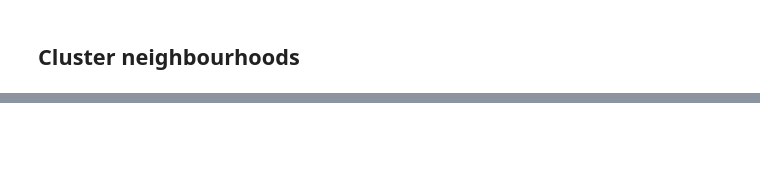
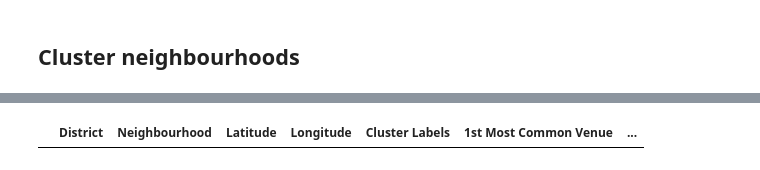
Before and after one commit to dsychin/Coursera_Capstone, a Jupyter notebook: notebook.ipynb, the cells around one changed output, grey strips where cells are left out. Saved outputs shown, nothing was run; the diff lists cells and outputs as text; code cells hidden in the pictures; blank space fills up the shorter version.

Commit message:
clustered neighbourhoods

```diff
--- a/notebook.ipynb
+++ b/notebook.ipynb
@@ -461,3 +463,16 @@ neighbourhoods_venues_sorted.head()
 | 4 | Amesbury | Grocery Store | Gym | Supermarket | Yoga Studio | ... |
 # %% [markdown]
 ## Cluster neighbourhoods
+# %%
+from sklearn.cluster import KMeans
+
+# set number of clusters
+kclusters = 5
+
+toronto_grouped_clustering = toronto_grouped.drop('Neighbourhood', 1)
+
+# run k-means clustering
+kmeans = KMeans(n_clusters=kclusters, random_state=0).fit(toronto_grouped_clustering)
+
+# check cluster labels generated for each row in the dataframe
+kmeans.labels_[0:10]
@@ -463,0 +483,11 @@ neighbourhoods_venues_sorted.head()
+# %%
+# add clustering labels
+neighbourhoods_venues_sorted.insert(0, 'Cluster Labels', kmeans.labels_)
+
+df = pd.read_csv('toronto_neigh_clean.csv', index_col=0)
+toronto_merged = df
+
+# merge toronto_grouped with toronto_data to add latitude/longitude for each neighborhood
+toronto_merged = toronto_merged.join(neighbourhoods_venues_sorted.set_index('Neighbourhood'), on='Neighbourhood')
+
+toronto_merged.head() # check the last columns!
@@ -463,0 +501,6 @@ neighbourhoods_venues_sorted.head()
+# %%
+# remove neighbourhoods which did not have any result
+toronto_merged.dropna(how='any', inplace=True)
+toronto_merged[toronto_merged['Cluster Labels'].isnull()]
+# %% [output]
+|  | District | Neighbourhood | Latitude | Longitude | Cluster Labels | 1st Most Common Venue | ... |
```
Also changed, not shown: parts of 7 cells of this notebook, 1 other file.
